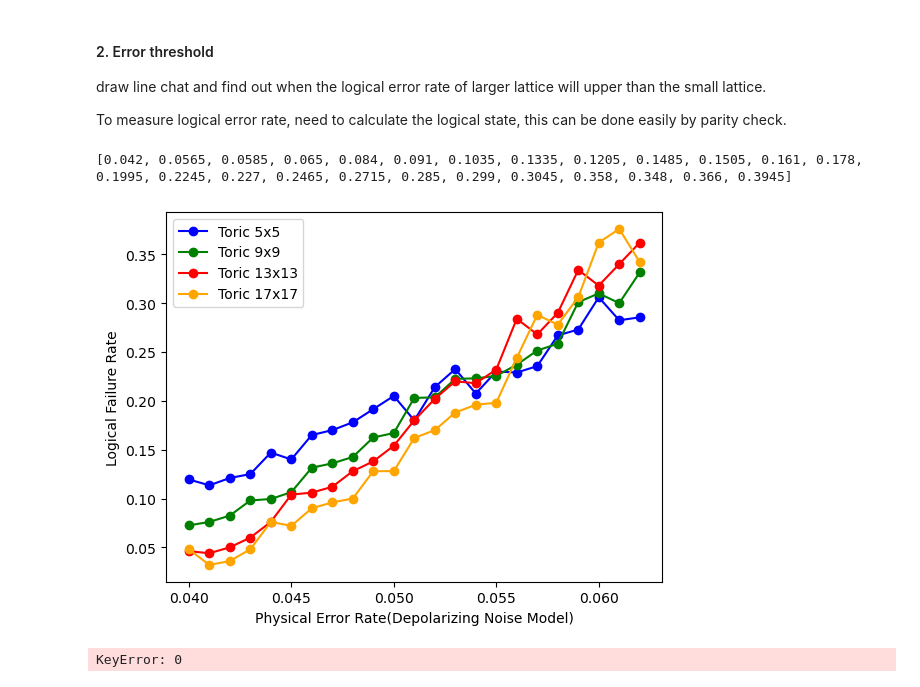
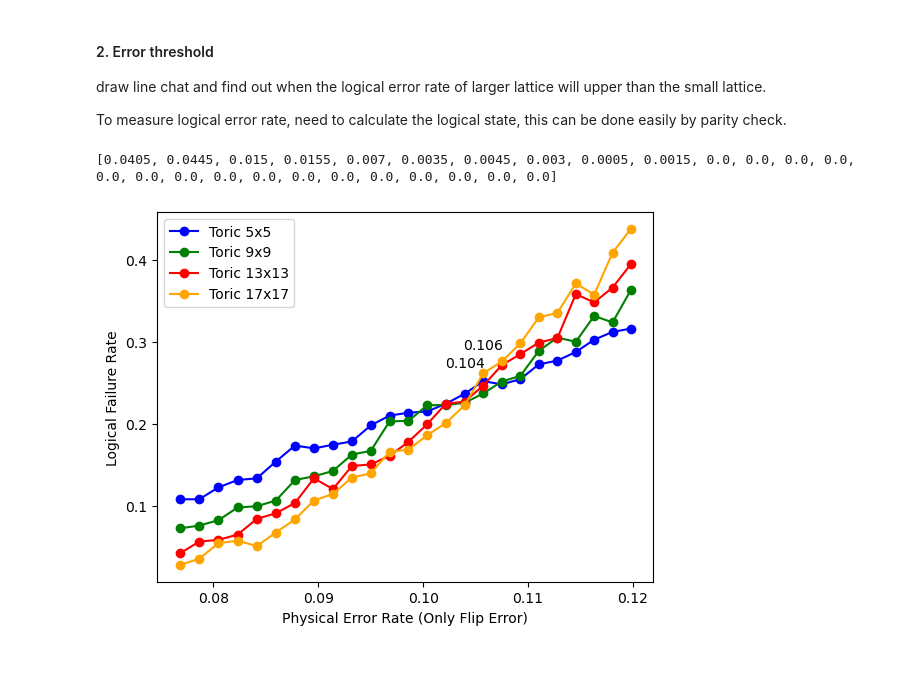
Before and after one commit to Winfred666/SurfaceCode-MWPMDecoder, a Jupyter notebook: testbench/visualizer.ipynb, the cells around one changed output. Cells and saved outputs as stored; diff of their text form; code cells hidden in the pictures.

```diff
--- a/testbench/visualizer.ipynb
+++ b/testbench/visualizer.ipynb
@@ -205,13 +199,13 @@ def get_z_errorrate(p_x):
     return 2*(1 - p_x)*p_x
 # %%
 p_x = np.arange(0.04,0.04+0.025,0.025/25,dtype=float)
-# p_x = get_z_errorrate(p_x)
-pymatch_errrate_5 = [0.1195, 0.1135, 0.121, 0.125, 0.147, 0.14, 0.165, 0.17, 0.178, 0.1915, 0.205, 0.18, 0.214, 0.2325, 0.2075, 0.23, 0.229, 0.2355, 0.267, 0.273, 0.306, 0.2825, 0.2855, 0.311, 0.3225]
-pymatch_errrate_9 = [0.0725, 0.076, 0.0825, 0.098, 0.0995, 0.1065, 0.1315, 0.136, 0.1425, 0.1625, 0.167, 0.203, 0.2035, 0.2225, 0.223, 0.2255, 0.237, 0.2515, 0.2585, 0.301, 0.31, 0.3, 0.3315, 0.3235, 0.363]
+p_x = get_z_errorrate(p_x)
+pymatch_errrate_5 = [0.108, 0.108, 0.1225, 0.1315, 0.1335, 0.154, 0.1735, 0.17, 0.1745, 0.1785, 0.198, 0.21, 0.2135, 0.215, 0.2245, 0.2365, 0.252, 0.248, 0.2545, 0.2725, 0.277, 0.2875, 0.3025, 0.312, 0.316]
+pymatch_errrate_9 = [0.0725, 0.076, 0.0825, 0.098, 0.0995, 0.1065, 0.1315, 0.136, 0.1425, 0.1625, 0.167, 0.203, 0.2035, 0.2225, 0.223, 0.2255, 0.237, 0.2515, 0.2585, 0.289, 0.305, 0.3, 0.3315, 0.3235, 0.363]
 # this is place to record error threshold data of pymatching
 pymatch_errrate_13 = [0.042, 0.0565, 0.0585, 0.065, 0.084, 0.091, 0.1035, 0.1335, 0.1205, 0.1485, 0.1505, 0.161, 0.178, 0.1995, 0.2245, 0.227, 0.2465, 0.2715, 0.285, 0.299, 0.3045, 0.358, 0.348, 0.366, 0.3945]
 
-pymatch_errrate_17 = [0.048, 0.032, 0.036, 0.048, 0.076, 0.072, 0.09, 0.096, 0.1, 0.128, 0.128, 0.162, 0.17, 0.188, 0.196, 0.198, 0.244, 0.288, 0.278, 0.306, 0.362, 0.376, 0.342, 0.398, 0.416]
+pymatch_errrate_17 = [0.028, 0.0355, 0.0545, 0.0575, 0.051, 0.0675, 0.0835, 0.1065, 0.1145, 0.1345, 0.1395, 0.166, 0.1685, 0.186, 0.201, 0.2225, 0.2615, 0.276, 0.298, 0.33, 0.335, 0.371, 0.3575, 0.4085, 0.4375]
 temp=[]
 for ii in range(0,test_batches):
     error_num = 0
@@ -223,56 +217,31 @@ for ii in range(0,test_batches):
     temp.append(error_num/test_num)
 print(temp)
 # %% [output]
-[0.042, 0.0565, 0.0585, 0.065, 0.084, 0.091, 0.1035, 0.1335, 0.1205, 0.1485, 0.1505, 0.161, 0.178, 0.1995, 0.2245, 0.227, 0.2465, 0.2715, 0.285, 0.299, 0.3045, 0.358, 0.348, 0.366, 0.3945]
+[0.0405, 0.0445, 0.015, 0.0155, 0.007, 0.0035, 0.0045, 0.003, 0.0005, 0.0015, 0.0, 0.0, 0.0, 0.0, 0.0, 0.0, 0.0, 0.0, 0.0, 0.0, 0.0, 0.0, 0.0, 0.0, 0.0, 0.0]
 # %%
 import matplotlib.pyplot as plt
 
 # Create a figure and axis
 fig, ax = plt.subplots()
 # Plot the lines
-ax.plot(p_x[:-2], pymatch_errrate_5[:-2], label='Toric 5x5', color='blue', marker='o')
-ax.plot(p_x[:-2], pymatch_errrate_9[:-2], label='Toric 9x9', color='green', marker='o')
-ax.plot(p_x[:-2], pymatch_errrate_13[:-2], label='Toric 13x13', color='red', marker='o')
-ax.plot(p_x[:-2], pymatch_errrate_17[:-2], label='Toric 17x17', color='orange', marker='o')
+ax.plot(p_x[:], pymatch_errrate_5[:], label='Toric 5x5', color='blue', marker='o')
+ax.plot(p_x[:], pymatch_errrate_9[:], label='Toric 9x9', color='green', marker='o')
+ax.plot(p_x[:], pymatch_errrate_13[:], label='Toric 13x13', color='red', marker='o')
+ax.plot(p_x[:], pymatch_errrate_17[:], label='Toric 17x17', color='orange', marker='o')
+
+# Add labels to x-value
+plt.text(p_x[15], pymatch_errrate_9[15] + 0.04, f'{round(p_x[15],3)}', fontsize=10, ha='center', va='bottom')
+plt.text(p_x[16], pymatch_errrate_9[16] + 0.05, f'{round(p_x[16],3)}', fontsize=10, ha='center', va='bottom')
 
 # Add a title and labels
 # ax.set_title('Multiple Line Chart Example')
-ax.set_xlabel('Physical Error Rate(Depolarizing Noise Model)')
+ax.set_xlabel('Physical Error Rate (Only Flip Error)')
 ax.set_ylabel('Logical Failure Rate')
 
 # Add a legend
 ax.legend()
 
 # Show the plot
 plt.show()
 # %% [output]
-[figure, old version]
+[figure, new version]
-# %%
-# now check time complexity of the blossom algorithm (set local search rate)
-# time complexity of blossom algorithm is O(n^3)
-
-ave_time_list = []
-# this is toric code size, L, not N
-time_x = np.arange(3,3+25,1,dtype=int)
-
-for ii in range(0,test_batches):
-    ave_time=0
-    for i in range(0,test_num):
-        ave_time += result_content[ii][i]["time"]
-    ave_time = ave_time*1000/test_num
-    ave_time_list.append(ave_time)
-
-# Create a figure and axis
-fig, ax = plt.subplots()
-# Plot the lines
-ax.plot(time_x, ave_time_list, label='time', color='blue', marker='o')
-# Add a title and labels
-# ax.set_title('Multiple Line Chart Example')
-ax.set_xlabel("Toric Code Size 'L'")
-ax.set_ylabel('Average Time (ms)')
-# Add a legend
-# ax.legend()
-# Show the plot
-plt.show()
-# %% [output]
-KeyError: 0
```
Also changed, not shown: parts of 2 cells of this notebook, 8 other files.
